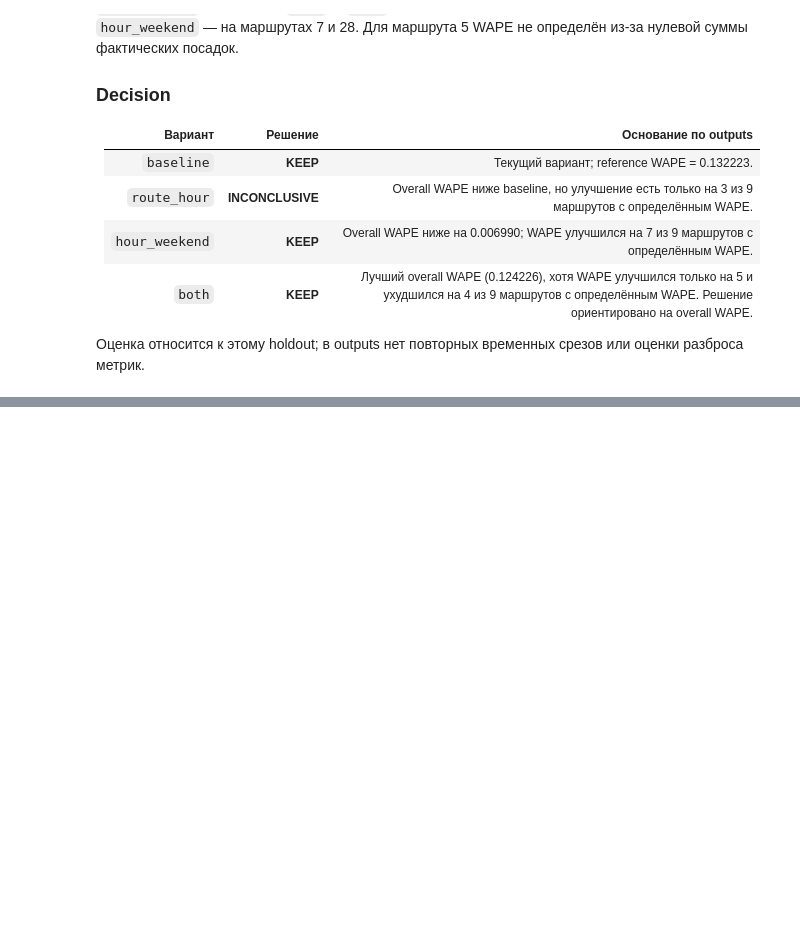
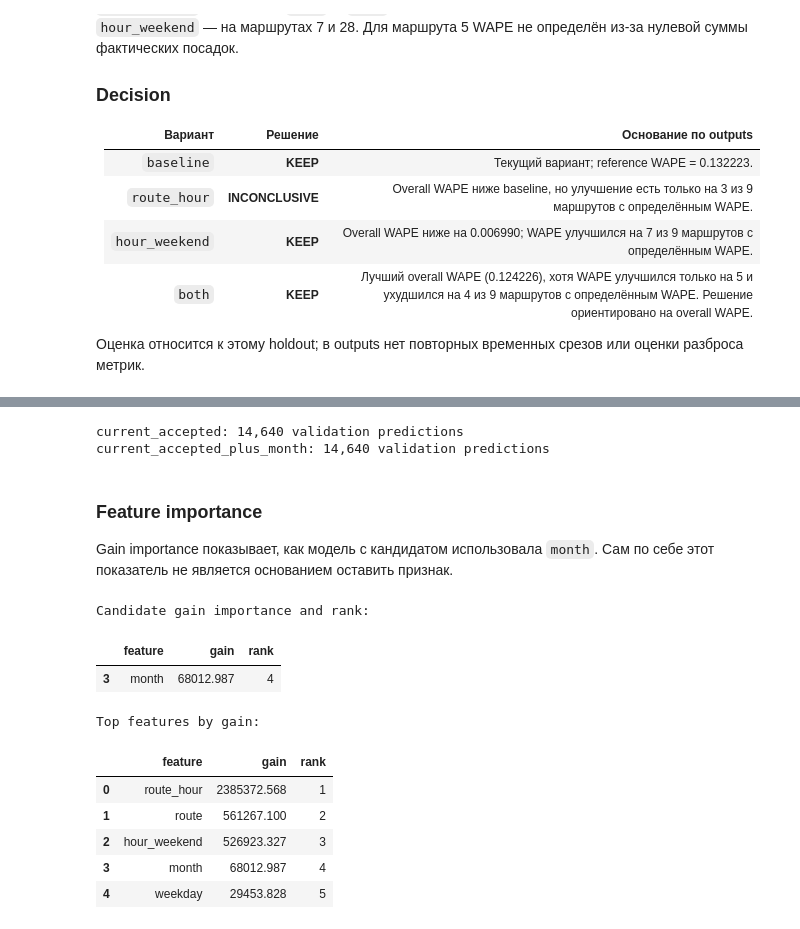
Before and after one commit to rapogahu/MT-Hackathon-2026, a Jupyter notebook: ml/notebooks/feature_engineering.ipynb, the cells around one changed output, grey strips where cells are left out. Cells and saved outputs as stored; diff of their text form; code cells hidden in the pictures; blank space fills up the shorter version.

```diff
--- a/ml/notebooks/feature_engineering.ipynb
+++ b/ml/notebooks/feature_engineering.ipynb
@@ -510,0 +590,74 @@ EDA также упоминает погоду и заранее известн
+# %%
+ACCEPTED_INTERACTIONS = ("route_hour", "hour_weekend")
+ACCEPTED_CATEGORICAL_FEATURES = BASELINE_FEATURES + ACCEPTED_INTERACTIONS
+MONTH_EXPERIMENTS = (
+    ("current_accepted", False),
+    ("current_accepted_plus_month", True),
+)
+
+def month_experiment_features(rows, add_month):
+    features = calendar_features(rows, ACCEPTED_INTERACTIONS)
+    if add_month:
+        features["month"] = rows["date"].dt.month.to_numpy(dtype="int16")
+    return features
+
+month_models = {}
+month_predictions = {}
+for experiment, add_month in MONTH_EXPERIMENTS:
+    model = LGBMRegressor(
+        objective="regression_l1",
+        n_estimators=300,
+        max_depth=6,
+        num_leaves=31,
+        learning_rate=0.1,
+        random_state=42,
+        n_jobs=4,
+        verbosity=-1,
+    )
+    model.fit(
+        month_experiment_features(train, add_month),
+        train["boardings"],
+        categorical_feature=list(ACCEPTED_CATEGORICAL_FEATURES),
+    )
+    prediction = np.floor(
+        np.maximum(
+            model.predict(month_experiment_features(validation_keys, add_month)), 0
+        ) + 0.5
+    )
+    month_models[experiment] = model
+    month_predictions[experiment] = prediction
+    print(f"{experiment}: {len(prediction):,} validation predictions")
+# %% [output]
+current_accepted: 14,640 validation predictions
+current_accepted_plus_month: 14,640 validation predictions
+# %% [markdown]
+### Feature importance
+
+Gain importance показывает, как модель с кандидатом использовала `month`. Сам по себе этот показатель не является основанием оставить признак.
+# %%
+candidate_model = month_models["current_accepted_plus_month"]
+gain_importance = pd.DataFrame({
+    "feature": candidate_model.booster_.feature_name(),
+    "gain": candidate_model.booster_.feature_importance(importance_type="gain"),
+})
+gain_importance["rank"] = gain_importance["gain"].rank(
+    method="min", ascending=False
+).astype(int)
+gain_importance = gain_importance.sort_values(
+    ["gain", "feature"], ascending=[False, True]
+).reset_index(drop=True)
+print("Candidate gain importance and rank:")
+display(gain_importance.loc[gain_importance["feature"].eq("month")].round(3))
+print("Top features by gain:")
+display(gain_importance.head(5).round(3))
+# %% [output]
+Candidate gain importance and rank:
+|  | feature | gain | rank |
+| 3 | month | 68012.987 | 4 |
+Top features by gain:
+|  | feature | gain | rank |
+| 0 | route_hour | 2385372.568 | 1 |
+| 1 | route | 561267.100 | 2 |
+| 2 | hour_weekend | 526923.327 | 3 |
+| 3 | month | 68012.987 | 4 |
+| 4 | weekday | 29453.828 | 5 |
```
Also changed, not shown: parts of 24 cells of this notebook, 1 other file.
